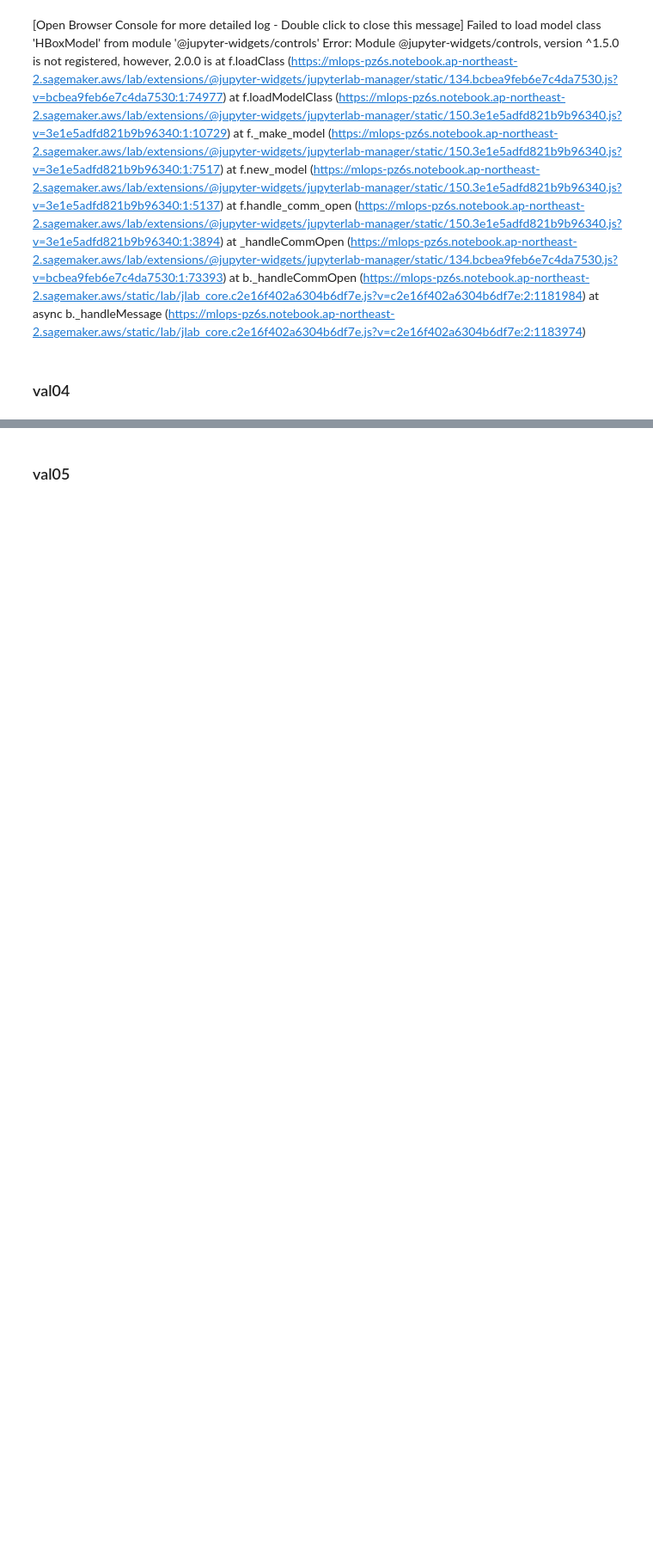
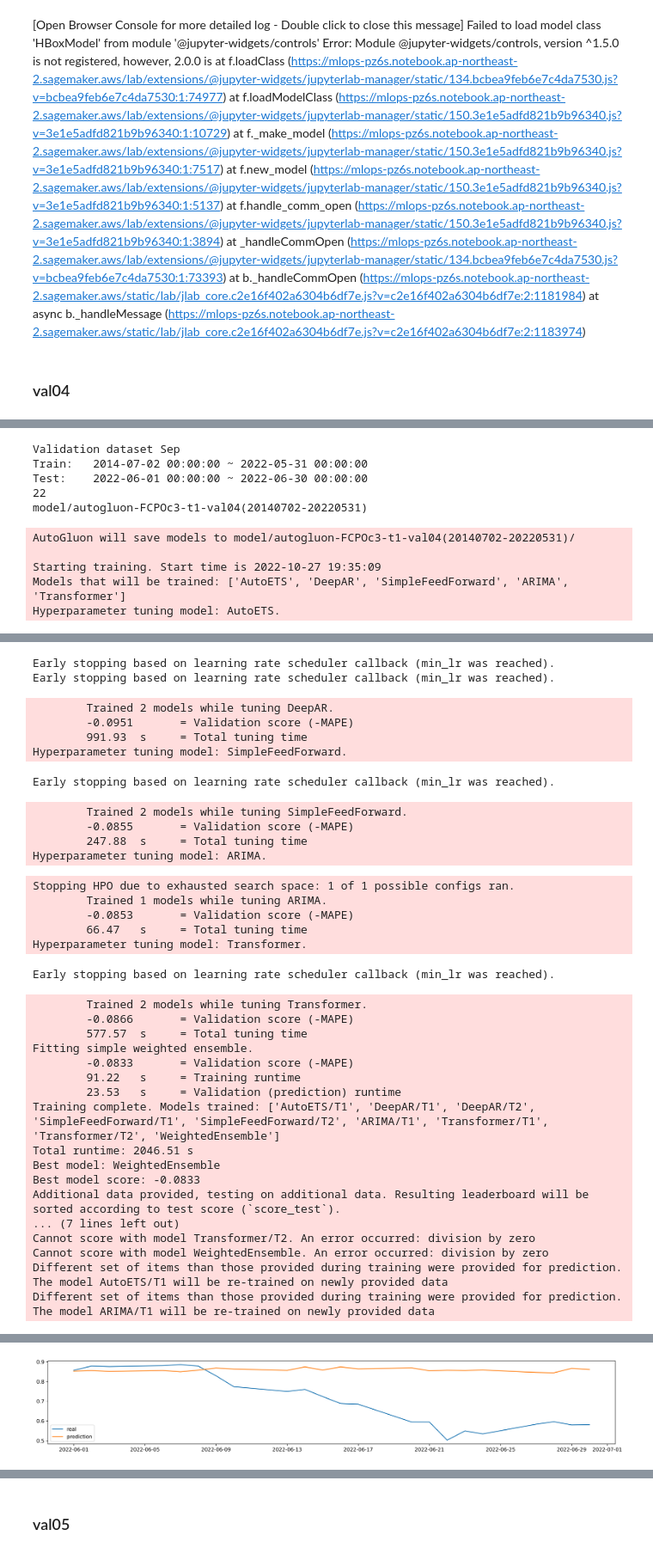
Before and after one commit to gwangjinjeong/palm-oil-price-forecast, a Jupyter notebook: MLOps_Env4palm.ipynb, the cells around one changed output, grey strips where cells are left out. Shown at 86% size. Cells and saved outputs as stored; diff of their text form; code cells hidden in the pictures; blank space fills up the shorter version.

```diff
--- a/MLOps_Env4palm.ipynb
+++ b/MLOps_Env4palm.ipynb
@@ -1509,6 +1765,8 @@ Error: Module @jupyter-widgets/controls, version ^1.5.0 is not registered, howev
 # %% [markdown]
 ### val04
 # %%
+%%time
+start = time.time()
 print('Validation dataset Sep')
 print('Train:\t',train_data_04.loc["FCPOc3"]["y"].index.min(),'~',train_data_04.loc["FCPOc3"]["y"].index.max())
 print('Test:\t',test_data_04.loc["FCPOc3"]["y"].index.min(),'~',test_data_04.loc["FCPOc3"]["y"].index.max())
@@ -1528,7 +1786,7 @@ predictor_val04 = TimeSeriesPredictor(
 )
 predictor_val04.fit(
     train_data=train_data_04,
-    presets="medium_quality"
+    presets="good_quality"
 )
 
 predictor_val04_lb = predictor_val04.leaderboard(test_data_04, silent=True)
@@ -1550,3 +1808,5 @@ plt.plot(val04_result['mean'], label='prediction')
 plt.legend()
 
 val04_result.to_csv(os.path.join(os.getcwd(),val04_model_path,'prediction.csv'))
+end = time.time()
+# %% [output]
@@ -1552,0 +1832,10 @@ val04_result.to_csv(os.path.join(os.getcwd(),val04_model_path,'prediction.csv'))
+Validation dataset Sep
+Train:   2014-07-02 00:00:00 ~ 2022-05-31 00:00:00
+Test:    2022-06-01 00:00:00 ~ 2022-06-30 00:00:00
+22
+model/autogluon-FCPOc3-t1-val04(20140702-20220531)
+AutoGluon will save models to model/autogluon-FCPOc3-t1-val04(20140702-20220531)/
+
+Starting training. Start time is 2022-10-27 19:35:09
+Models that will be trained: ['AutoETS', 'DeepAR', 'SimpleFeedForward', 'ARIMA', 'Transformer']
+Hyperparameter tuning model: AutoETS.
@@ -1552,0 +1859,34 @@ val04_result.to_csv(os.path.join(os.getcwd(),val04_model_path,'prediction.csv'))
+Early stopping based on learning rate scheduler callback (min_lr was reached).
+Early stopping based on learning rate scheduler callback (min_lr was reached).
+        Trained 2 models while tuning DeepAR.
+        -0.0951       = Validation score (-MAPE)
+        991.93  s     = Total tuning time
+Hyperparameter tuning model: SimpleFeedForward.
+Early stopping based on learning rate scheduler callback (min_lr was reached).
+        Trained 2 models while tuning SimpleFeedForward.
+        -0.0855       = Validation score (-MAPE)
+        247.88  s     = Total tuning time
+Hyperparameter tuning model: ARIMA.
+Stopping HPO due to exhausted search space: 1 of 1 possible configs ran.
+        Trained 1 models while tuning ARIMA.
+        -0.0853       = Validation score (-MAPE)
+        66.47   s     = Total tuning time
+Hyperparameter tuning model: Transformer.
+Early stopping based on learning rate scheduler callback (min_lr was reached).
+        Trained 2 models while tuning Transformer.
+        -0.0866       = Validation score (-MAPE)
+        577.57  s     = Total tuning time
+Fitting simple weighted ensemble.
+        -0.0833       = Validation score (-MAPE)
+        91.22   s     = Training runtime
+        23.53   s     = Validation (prediction) runtime
+Training complete. Models trained: ['AutoETS/T1', 'DeepAR/T1', 'DeepAR/T2', 'SimpleFeedForward/T1', 'SimpleFeedForward/T2', 'ARIMA/T1', 'Transformer/T1', 'Transformer/T2', 'WeightedEnsemble']
+Total runtime: 2046.51 s
+Best model: WeightedEnsemble
+Best model score: -0.0833
+Additional data provided, testing on additional data. Resulting leaderboard will be sorted according to test score (`score_test`).
+... (7 lines left out)
+Cannot score with model Transformer/T2. An error occurred: division by zero
+Cannot score with model WeightedEnsemble. An error occurred: division by zero
+Different set of items than those provided during training were provided for prediction. The model AutoETS/T1 will be re-trained on newly provided data
+Different set of items than those provided during training were provided for prediction. The model ARIMA/T1 will be re-trained on newly provided data
@@ -1552,0 +1895 @@ val04_result.to_csv(os.path.join(os.getcwd(),val04_model_path,'prediction.csv'))
+[figure, added]
```
Also changed, not shown: parts of 12 cells of this notebook.
